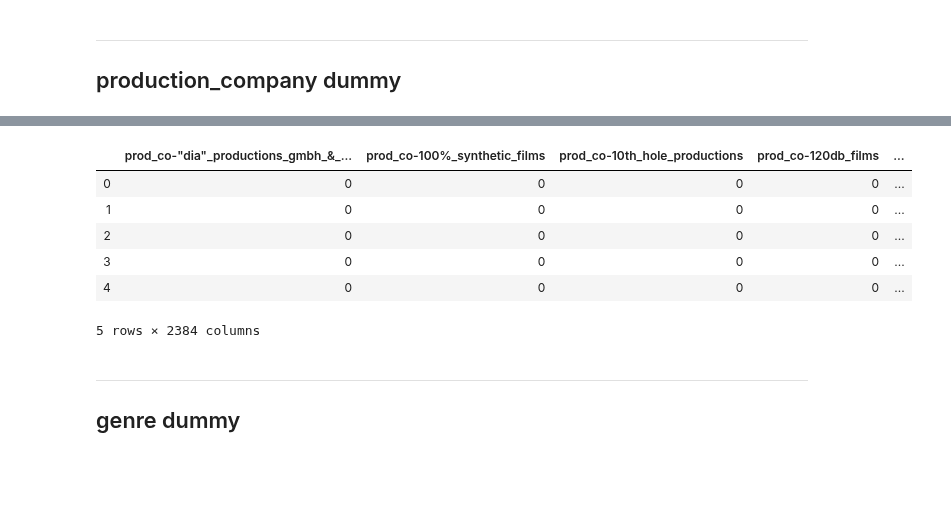
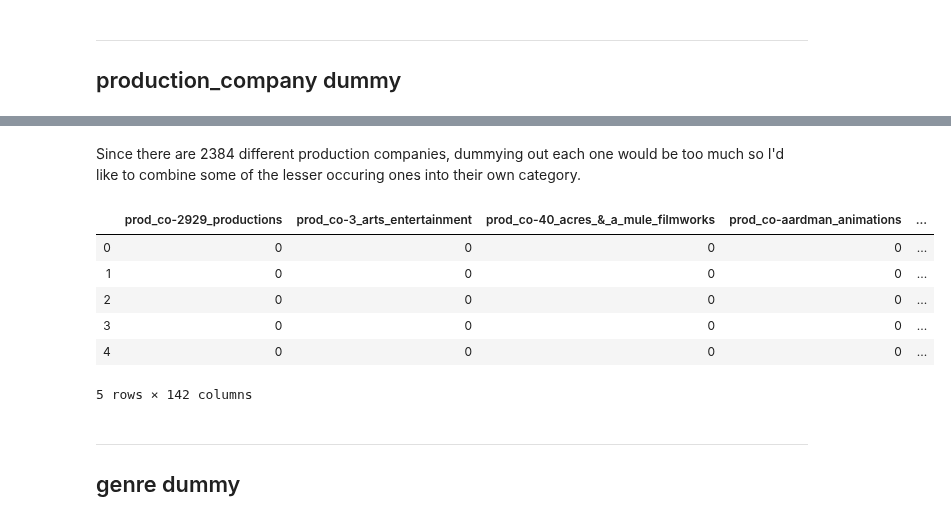
Before and after one commit to CreightonAshton/Scratchwork, a Jupyter notebook: Code/Movies/02-EDA.ipynb, the cells around one changed output, grey strips where cells are left out. Saved outputs shown, nothing was run; the diff lists cells and outputs as text; code cells hidden in the pictures; blank space fills up the shorter version.

```diff
--- a/Code/Movies/02-EDA.ipynb
+++ b/Code/Movies/02-EDA.ipynb
@@ -147,17 +147,31 @@ Barajoun Entertainment          1
 Name: production_company, Length: 2384, dtype: int64
+# %% [markdown]
+Since there are 2384 different production companies, dummying out each one would be too much so I'd like to combine some of the lesser occuring ones into their own category.
+# %%
+# make a list of production companies that appear more than 4 times in our data set
+prod_cos = []
+
+for i, prod_co_count in enumerate(df['production_company'].value_counts()):
+    if prod_co_count >= 5:
+        prod_cos.append(df['production_company'].value_counts().index[i])
+
+# next we need to update our data frame so that each production company with less than 10 entries gets catagorized
+# as 'other'
+df['production_company'] = df['production_company'].map(lambda x: x if x in prod_cos else 'other').values
 # %%
 # creating dummies for production_company
 pc_dummy_df = pd.get_dummies(df['production_company']).add_prefix('prod_co-')
 pc_dummy_df.rename(columns = lambda x: x.replace(' ', '_').lower(), inplace= True)
+pc_dummy_df.drop('prod_co-other', axis=1, inplace=True)
 pc_dummy_df.head()
 # %% [output]
-|  | prod_co-"dia"_productions_gmbh_&_... | prod_co-100%_synthetic_films | prod_co-10th_hole_productions | prod_co-120db_films | ... |
+|  | prod_co-2929_productions | prod_co-3_arts_entertainment | prod_co-40_acres_&_a_mule_filmworks | prod_co-aardman_animations | ... |
 | 0 | 0 | 0 | 0 | 0 | ... |
 | 1 | 0 | 0 | 0 | 0 | ... |
 | 2 | 0 | 0 | 0 | 0 | ... |
 | 3 | 0 | 0 | 0 | 0 | ... |
 | 4 | 0 | 0 | 0 | 0 | ... |
-5 rows × 2384 columns
+5 rows × 142 columns
 # %% [markdown]
 ___
 ## genre dummy
```
Also changed, not shown: parts of 24 cells of this notebook, 3 other files.
